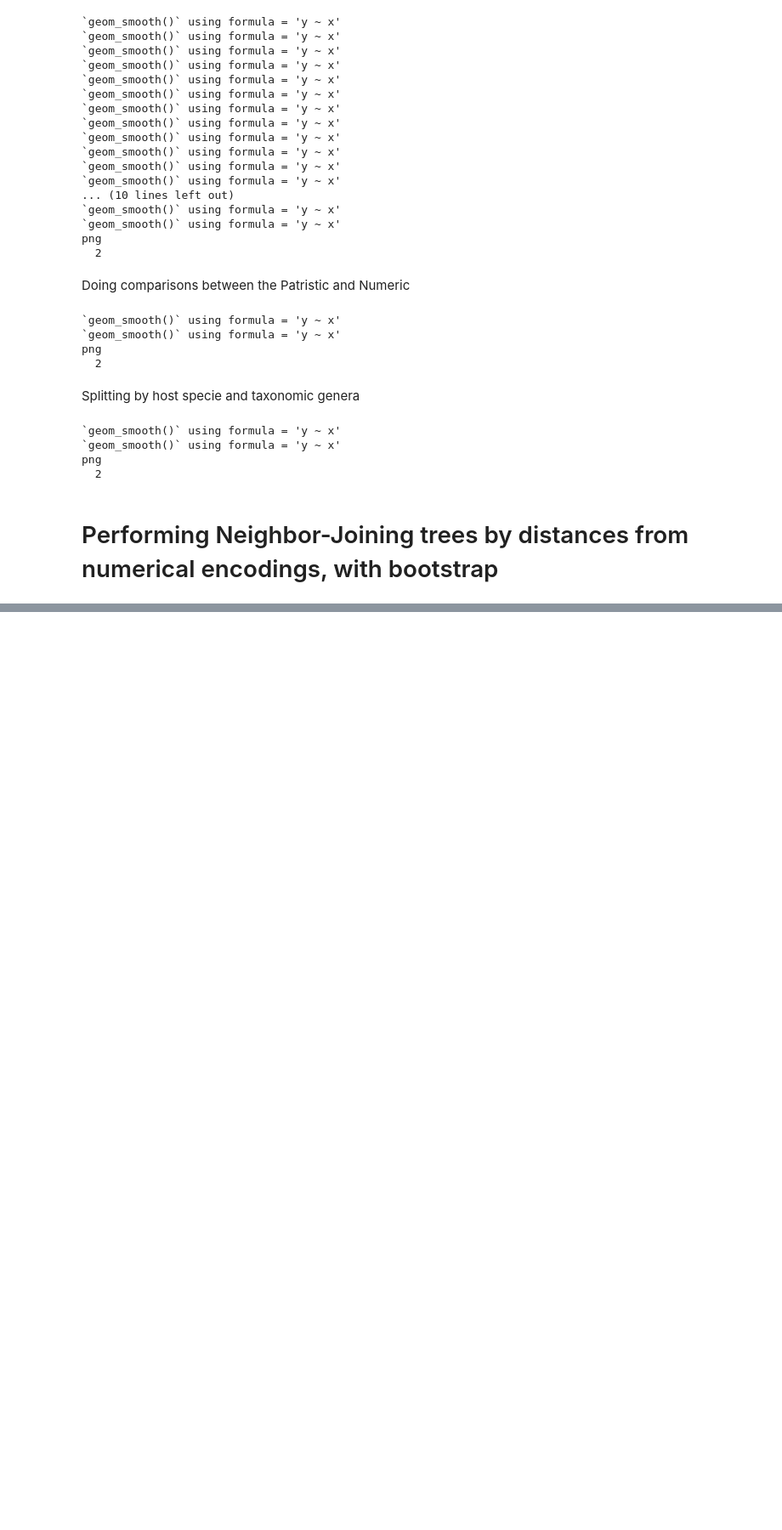
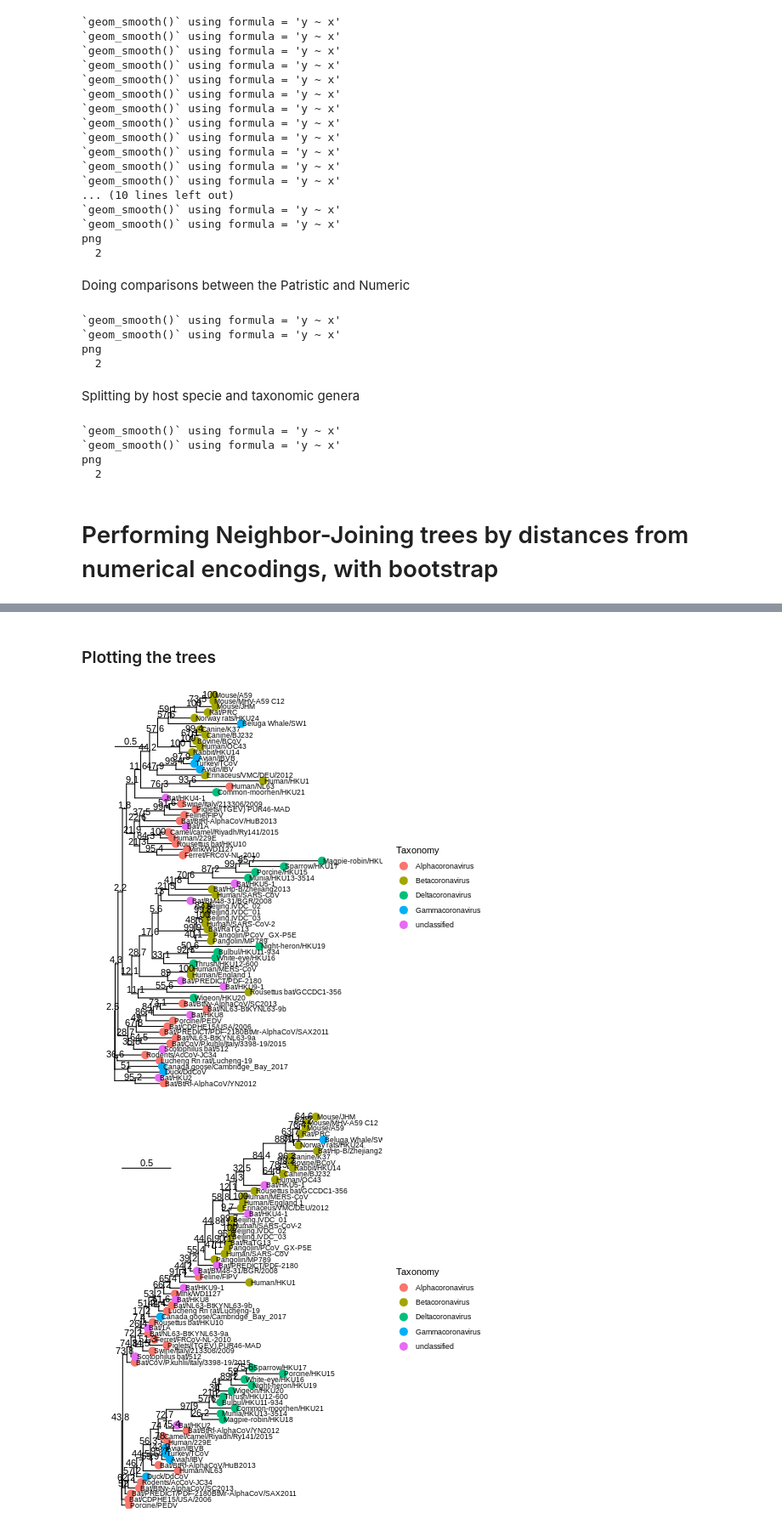
Before and after one commit to MuriloACassiano/Viral_Genomic_Numeric_Representations, a Jupyter notebook: coronavirinae.ipynb, the cells around one changed output, grey strips where cells are left out. Shown at 85% size. Drawn from its saved outputs; the diff is of its cells as text; code cells hidden in the pictures; blank space fills up the shorter version.

```diff
--- a/coronavirinae.ipynb
+++ b/coronavirinae.ipynb
@@ -1051,0 +1099,33 @@ Running parallel bootstraps...
+# %% [markdown]
+### Plotting the trees
+# %%
+%%R
+#svg("FIG_tree_triplet.svg",width = 20, height = 10)
+plot(pa)
+#dev.off()
+
+#svg("FIG_tree_fast.svg",width = 20, height = 10)
+plot(pb)
+#dev.off()
+
+#svg("FIG_tree_magnus.svg",width = 20, height = 10)
+plot(pc)
+#dev.off()
+
+#svg("FIG_tree_4nat.svg",width = 20, height = 10)
+plot(pd)
+#dev.off()
+
+#svg("FIG_tree_6nat.svg",width = 20, height = 10)
+plot(pe)
+#dev.off()
+
+#svg("FIG_tree_cumulat.4nat.svg",width = 20, height = 10)
+plot(pdc)
+#dev.off()
+
+#svg("FIG_tree_cumulat.6nat.svg",width = 20, height = 10)
+plot(pec)
+# %% [output]
+[figure, added]
+[figure, added]
```
Also changed, not shown: parts of 22 cells of this notebook.
